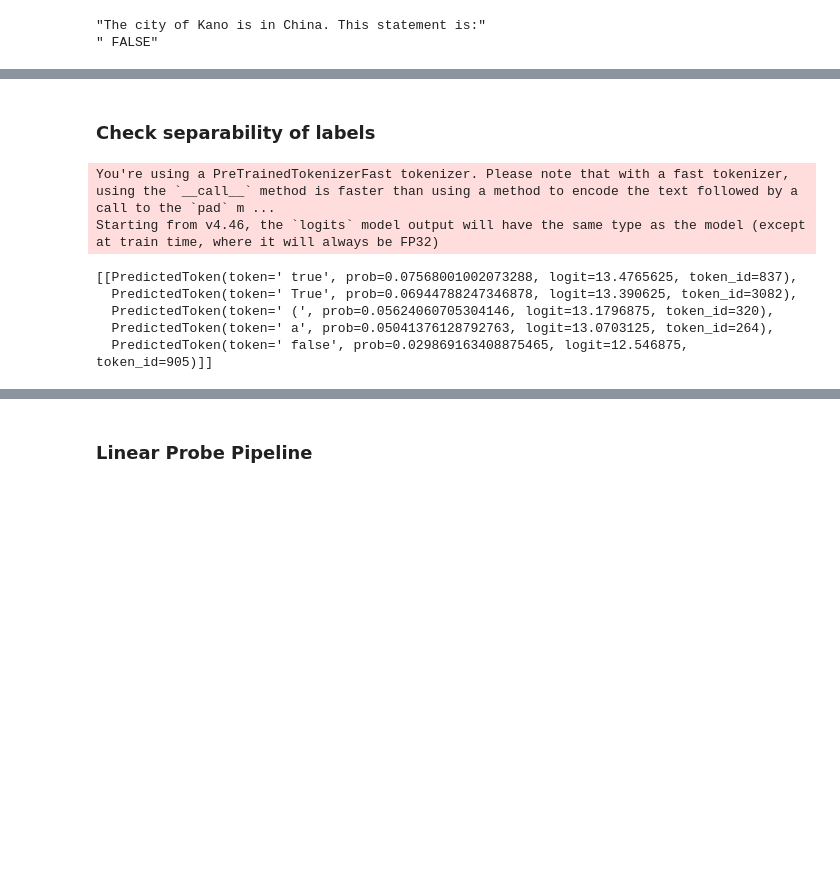
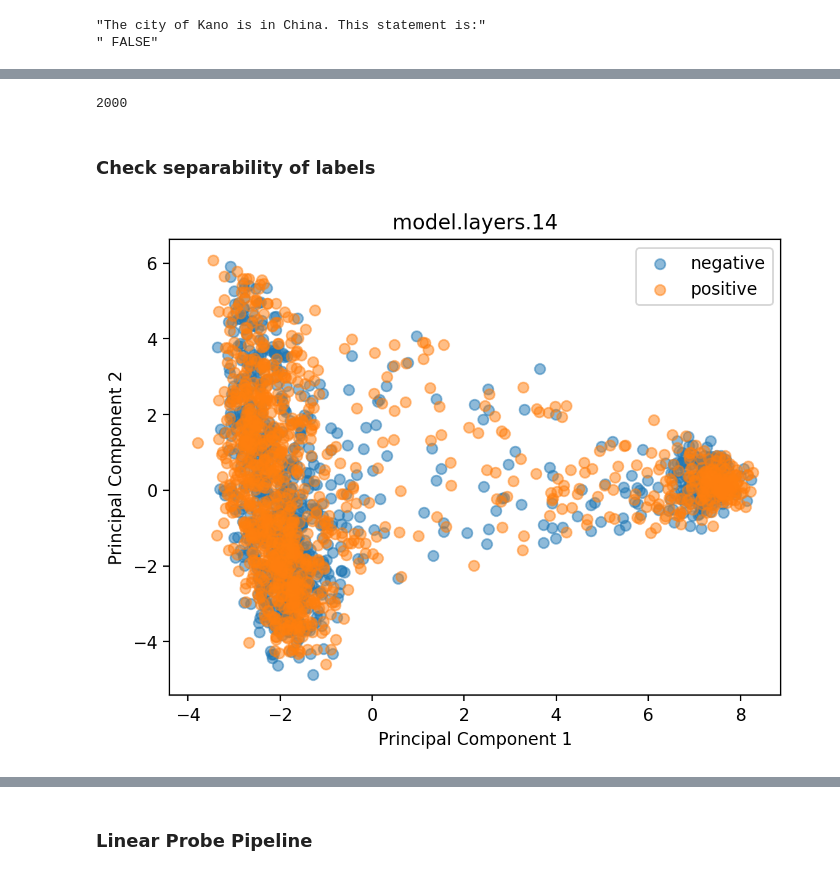
Before and after one commit to arnab-api/talkative_probes, a Jupyter notebook: notebooks/analysis.ipynb, the cells around one changed output, grey strips where cells are left out. Saved outputs shown, nothing was run; the diff lists cells and outputs as text; code cells hidden in the pictures; blank space fills up the shorter version.

Commit message:
added misc model eval codes + isort

```diff
--- a/notebooks/geometry_of_truth.ipynb
+++ b/notebooks/analysis.ipynb
@@ -199,16 +312,46 @@ print(f"\"{ans}\"")
+# %%
+len(activations)
+# %% [output]
+2000
 # %% [markdown]
 ### Check separability of labels
+# %%
+from src.analysis import PCA
+
+layer = mt.layer_name_format.format(14)
+
+X = torch.stack(
+    [a.latents[layer] for a in activations]
+).to(torch.float32).to("cuda")
+
+y = labels
+# y = ["True" if l == "1" else "False" for l in labels]
+
+pca = PCA(n_components=2)
+X2 = pca.fit_transform(X)
+# %%
+import matplotlib.pyplot as plt
+
+def show_scatter_plot(X, y):
+    plt.rcParams["figure.dpi"] = 200
+    points_by_label = {l: [] for l in set(y)}
+    for point, label in zip(X, y):
+        points_by_label[label].append(point.cpu())
+
+    for l in points_by_label:
+        points_by_label[l] = np.array(points_by_label[l])
+        plt.scatter(points_by_label[l][:, 0], points_by_label[l][:, 1], label=l, alpha=0.5)
+
+    plt.legend()
+    plt.title(layer)
+    plt.xlabel('Principal Component 1')
+    plt.ylabel('Principal Component 2')
+
+    plt.show()
+
+show_scatter_plot(X2, y)
+# %% [output]
+[figure, added]
 # %%
-from src.functional import predict_next_token
-predict_next_token(
-    mt=mt,
-    inputs=ques
-)
+from src.functional import free_gpu_cache
+free_gpu_cache()
-# %% [output]
-You're using a PreTrainedTokenizerFast tokenizer. Please note that with a fast tokenizer, using the `__call__` method is faster than using a method to encode the text followed by a call to the `pad` m ...
-Starting from v4.46, the `logits` model output will have the same type as the model (except at train time, where it will always be FP32)
-[[PredictedToken(token=' true', prob=0.07568001002073288, logit=13.4765625, token_id=837),
-  PredictedToken(token=' True', prob=0.06944788247346878, logit=13.390625, token_id=3082),
-  PredictedToken(token=' (', prob=0.05624060705304146, logit=13.1796875, token_id=320),
-  PredictedToken(token=' a', prob=0.05041376128792763, logit=13.0703125, token_id=264),
-  PredictedToken(token=' false', prob=0.029869163408875465, logit=12.546875, token_id=905)]]
```
Also changed, not shown: parts of 23 cells of this notebook, 33 other files.
